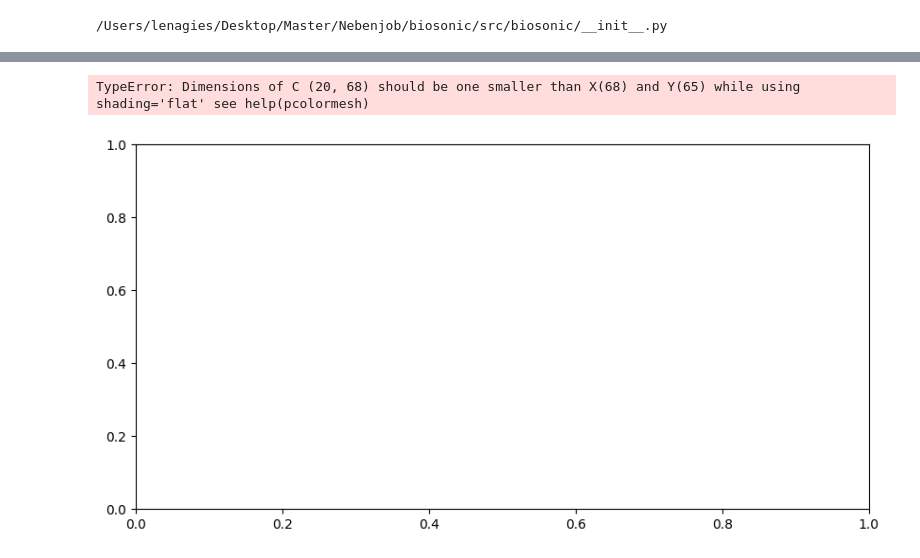
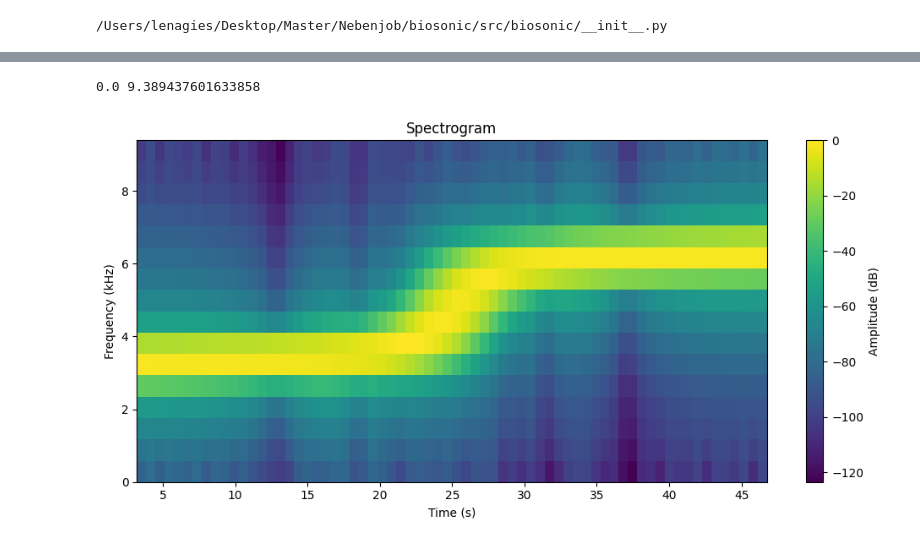
Before and after one commit to lgies23/biosonic, a Jupyter notebook: src/biosonic/test_plots.ipynb, the cells around one changed output, grey strips where cells are left out. Cells and saved outputs as stored; diff of their text form; code cells hidden in the pictures.

Commit message:
batch file normalization, channel conversion, resampling, progress on mel spectrograms

```diff
--- a/src/biosonic/test_plots.ipynb
+++ b/src/biosonic/test_plots.ipynb
@@ -96,8 +112,5 @@ plot_filterbank_and_cepstrum(
 # %%
-fbanks = mel_filterbank(n_filters, n_fft, sr)
-Sx_mel = np.einsum("...ft,mf->...mt", Sx, fbanks, optimize=True)#np.dot(Sx.T, fbanks.T)
-Sx_mel.shape
-plot_spectrogram(Sx_mel, t, f, cmap='grey')
+plot_spectrogram(Sx, t, f, cmap='grey', freq_scale="mel", n_fft=n_fft, sr=sr, n_bands=16)
 # %% [output]
-TypeError: Dimensions of C (20, 68) should be one smaller than X(68) and Y(65) while using shading='flat' see help(pcolormesh)
+0.0 9.389437601633858
-[figure, old version]
+[figure, new version]
```
Also changed, not shown: parts of 15 cells of this notebook, 5 other files.
